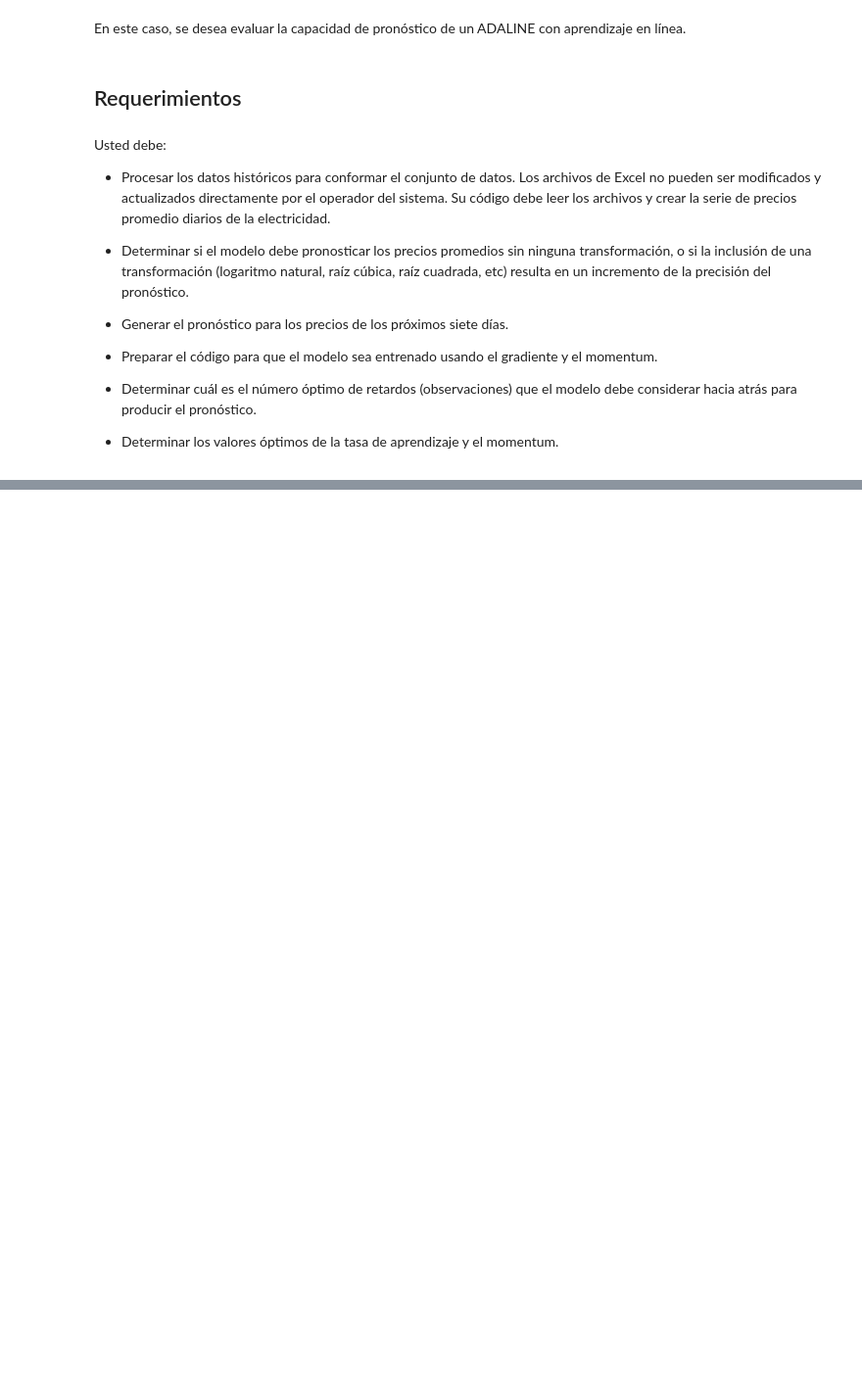
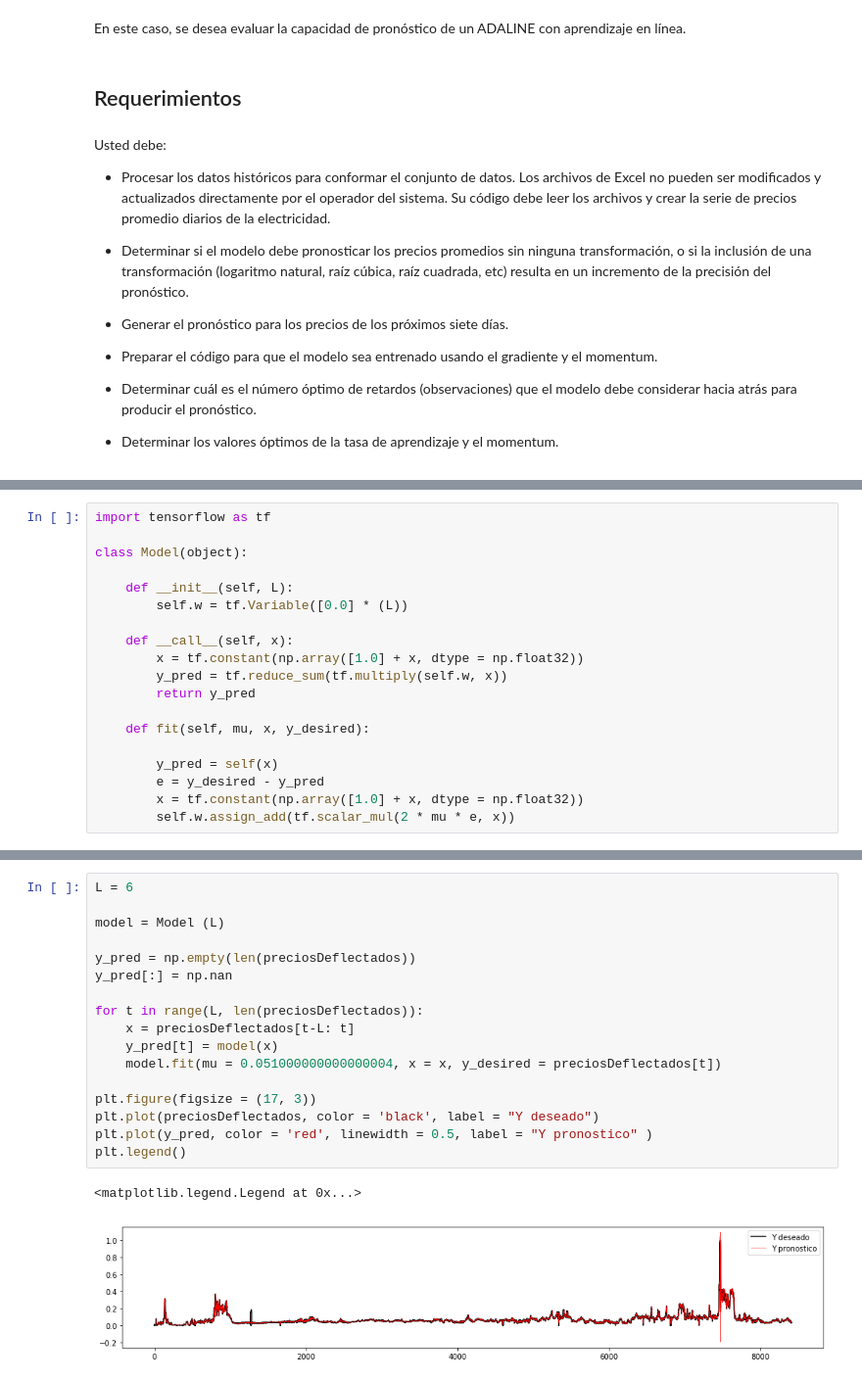
Before and after one commit to ANN-2019-2/evaluacion-KewinEvers96, a Jupyter notebook: 01-precios.ipynb, the cells around one changed output, grey strips where cells are left out. Shown at 98% size. Drawn from its saved outputs; the diff is of its cells as text; blank space fills up the shorter version.

```diff
--- a/01-precios.ipynb
+++ b/01-precios.ipynb
@@ -35,0 +142,19 @@ Usted debe:
+# %%
+import tensorflow as tf
+
+class Model(object):
+
+    def __init__(self, L):
+        self.w = tf.Variable([0.0] * (L))
+
+    def __call__(self, x):
+        x = tf.constant(np.array([1.0] + x, dtype = np.float32))
+        y_pred = tf.reduce_sum(tf.multiply(self.w, x))
+        return y_pred
+
+    def fit(self, mu, x, y_desired):
+
+        y_pred = self(x)
+        e = y_desired - y_pred
+        x = tf.constant(np.array([1.0] + x, dtype = np.float32))
+        self.w.assign_add(tf.scalar_mul(2 * mu * e, x))
@@ -35,0 +165,20 @@ Usted debe:
+# %%
+L = 6
+
+model = Model (L)
+
+y_pred = np.empty(len(preciosDeflectados))
+y_pred[:] = np.nan
+
+for t in range(L, len(preciosDeflectados)):
+    x = preciosDeflectados[t-L: t]
+    y_pred[t] = model(x)
+    model.fit(mu = 0.051000000000000004, x = x, y_desired = preciosDeflectados[t])
+
+plt.figure(figsize = (17, 3))
+plt.plot(preciosDeflectados, color = 'black', label = "Y deseado")
+plt.plot(y_pred, color = 'red', linewidth = 0.5, label = "Y pronostico" )
+plt.legend()
+# %% [output]
+<matplotlib.legend.Legend at 0x...>
+[figure, added]
```
Also changed, not shown: parts of 29 cells of this notebook, 1 other file.
